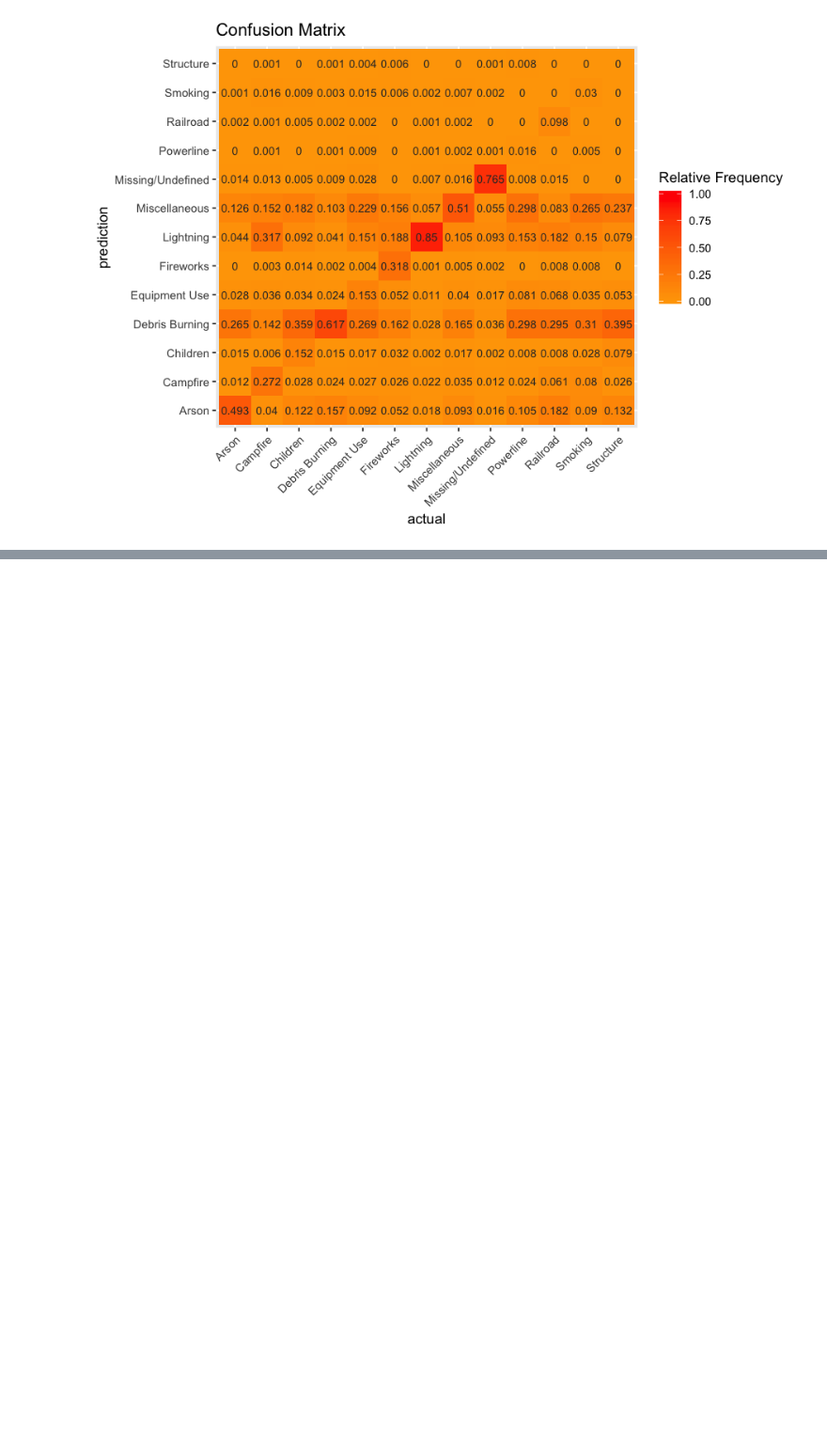
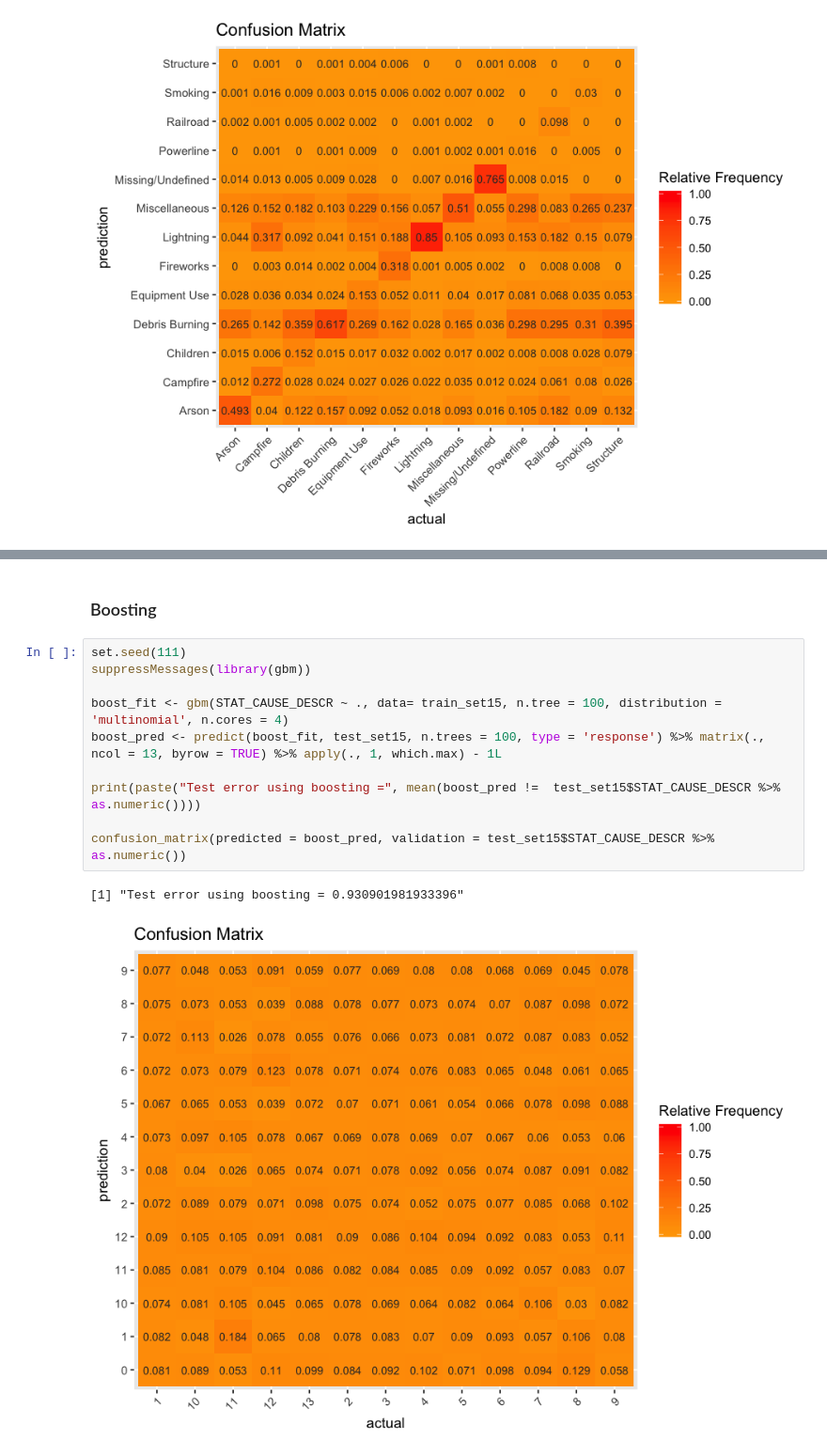
Before and after one commit to andrewdnolan/US_WildFires, a Jupyter notebook: FIRES_REPORT.ipynb, the cells around one changed output, grey strips where cells are left out. Shown at 94% size. Cells and saved outputs as stored; diff of their text form; blank space fills up the shorter version.

```diff
--- a/FIRES_REPORT.ipynb
+++ b/FIRES_REPORT.ipynb
@@ -285,0 +335,15 @@ rf_pred %>% count(STAT_CAUSE_DESCR, EstCODE) %>% spread(STAT_CAUSE_DESCR,n) %>%
+# %% [markdown]
+### Boosting <a class="anchor" id="boosting"></a>
+# %%
+set.seed(111)
+suppressMessages(library(gbm))
+
+boost_fit <- gbm(STAT_CAUSE_DESCR ~ ., data= train_set15, n.tree = 100, distribution = 'multinomial', n.cores = 4)
+boost_pred <- predict(boost_fit, test_set15, n.trees = 100, type = 'response') %>% matrix(., ncol = 13, byrow = TRUE) %>% apply(., 1, which.max) - 1L
+
+print(paste("Test error using boosting =", mean(boost_pred !=  test_set15$STAT_CAUSE_DESCR %>% as.numeric())))
+
+confusion_matrix(predicted = boost_pred, validation = test_set15$STAT_CAUSE_DESCR %>% as.numeric())
+# %% [output]
+[1] "Test error using boosting = 0.930901981933396"
+[figure, added]
```
Also changed, not shown: parts of 21 cells of this notebook, 1 other file.
